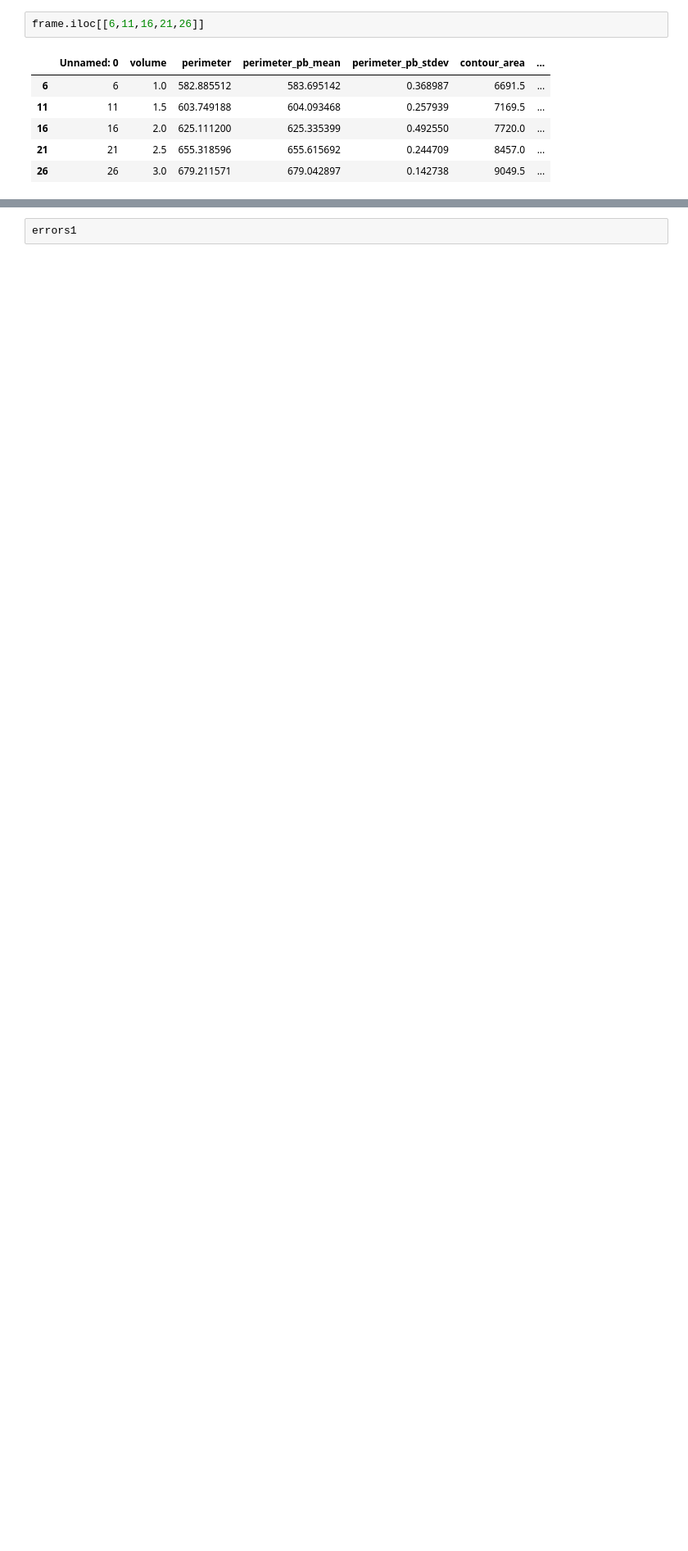
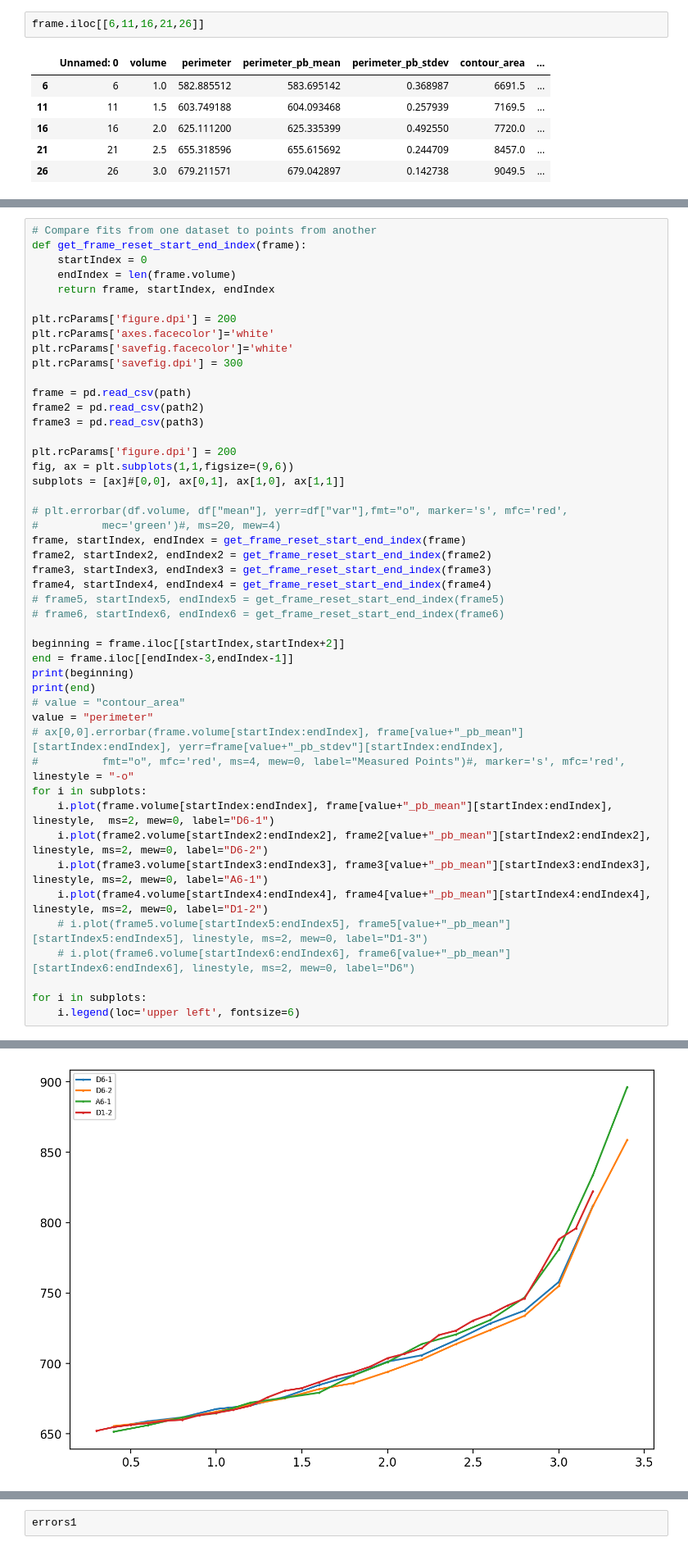
Before and after one commit to braingeneers/Blob-Measuring-with-Computer-Vision, a Jupyter notebook: Plotting-Data.ipynb, the cells around one changed output, grey strips where cells are left out. Shown at 82% size. Drawn from its saved outputs; the diff is of its cells as text; blank space fills up the shorter version.

```diff
--- a/Plotting-Data.ipynb
+++ b/Plotting-Data.ipynb
@@ -118,0 +137,49 @@ IndexError: positional indexers are out-of-bounds
+# %%
+# Compare fits from one dataset to points from another
+def get_frame_reset_start_end_index(frame):
+    startIndex = 0
+    endIndex = len(frame.volume)
+    return frame, startIndex, endIndex
+
+plt.rcParams['figure.dpi'] = 200
+plt.rcParams['axes.facecolor']='white'
+plt.rcParams['savefig.facecolor']='white'
+plt.rcParams['savefig.dpi'] = 300
+
+frame = pd.read_csv(path)
+frame2 = pd.read_csv(path2)
+frame3 = pd.read_csv(path3)
+
+plt.rcParams['figure.dpi'] = 200
+fig, ax = plt.subplots(1,1,figsize=(9,6))
+subplots = [ax]#[0,0], ax[0,1], ax[1,0], ax[1,1]]
+
+# plt.errorbar(df.volume, df["mean"], yerr=df["var"],fmt="o", marker='s', mfc='red',
+#          mec='green')#, ms=20, mew=4)
+frame, startIndex, endIndex = get_frame_reset_start_end_index(frame)
+frame2, startIndex2, endIndex2 = get_frame_reset_start_end_index(frame2)
+frame3, startIndex3, endIndex3 = get_frame_reset_start_end_index(frame3)
+frame4, startIndex4, endIndex4 = get_frame_reset_start_end_index(frame4)
+# frame5, startIndex5, endIndex5 = get_frame_reset_start_end_index(frame5)
+# frame6, startIndex6, endIndex6 = get_frame_reset_start_end_index(frame6)
+
+beginning = frame.iloc[[startIndex,startIndex+2]]
+end = frame.iloc[[endIndex-3,endIndex-1]]
+print(beginning)
+print(end)
+# value = "contour_area"
+value = "perimeter"
+# ax[0,0].errorbar(frame.volume[startIndex:endIndex], frame[value+"_pb_mean"][startIndex:endIndex], yerr=frame[value+"_pb_stdev"][startIndex:endIndex],
+#          fmt="o", mfc='red', ms=4, mew=0, label="Measured Points")#, marker='s', mfc='red',
+linestyle = "-o"
+for i in subplots:
+    i.plot(frame.volume[startIndex:endIndex], frame[value+"_pb_mean"][startIndex:endIndex], linestyle,  ms=2, mew=0, label="D6-1")
+    i.plot(frame2.volume[startIndex2:endIndex2], frame2[value+"_pb_mean"][startIndex2:endIndex2], linestyle, ms=2, mew=0, label="D6-2")
+    i.plot(frame3.volume[startIndex3:endIndex3], frame3[value+"_pb_mean"][startIndex3:endIndex3], linestyle, ms=2, mew=0, label="A6-1")
+    i.plot(frame4.volume[startIndex4:endIndex4], frame4[value+"_pb_mean"][startIndex4:endIndex4], linestyle, ms=2, mew=0, label="D1-2")
+    # i.plot(frame5.volume[startIndex5:endIndex5], frame5[value+"_pb_mean"][startIndex5:endIndex5], linestyle, ms=2, mew=0, label="D1-3")
+    # i.plot(frame6.volume[startIndex6:endIndex6], frame6[value+"_pb_mean"][startIndex6:endIndex6], linestyle, ms=2, mew=0, label="D6")
+
+for i in subplots:
+    i.legend(loc='upper left', fontsize=6)
+# %% [output]
@@ -118,0 +200 @@ IndexError: positional indexers are out-of-bounds
+[figure, added]
```
Also changed, not shown: parts of 11 cells of this notebook, 1 other file.
